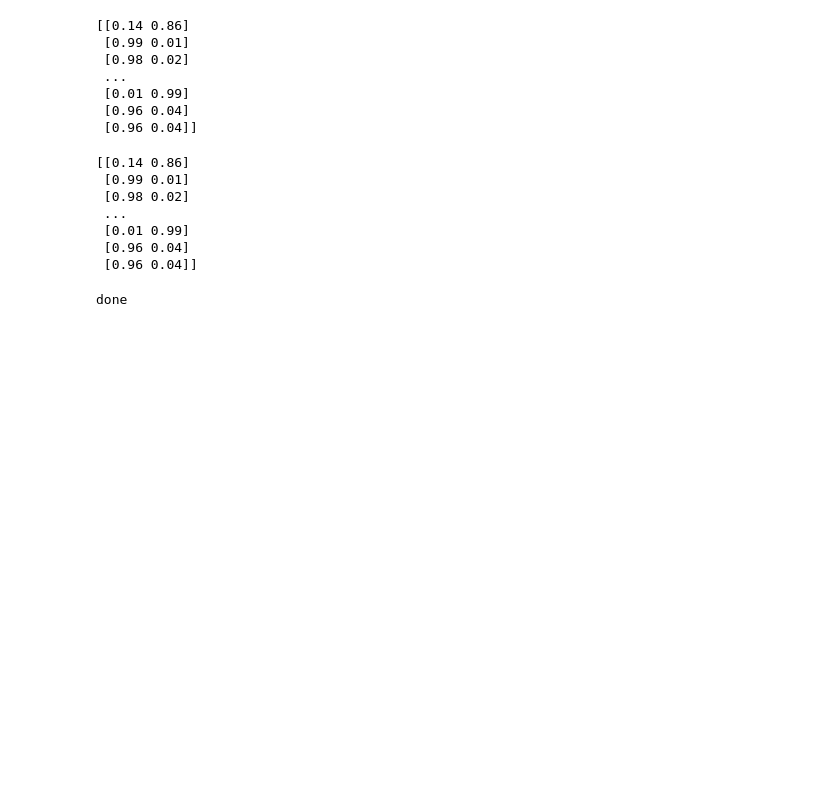
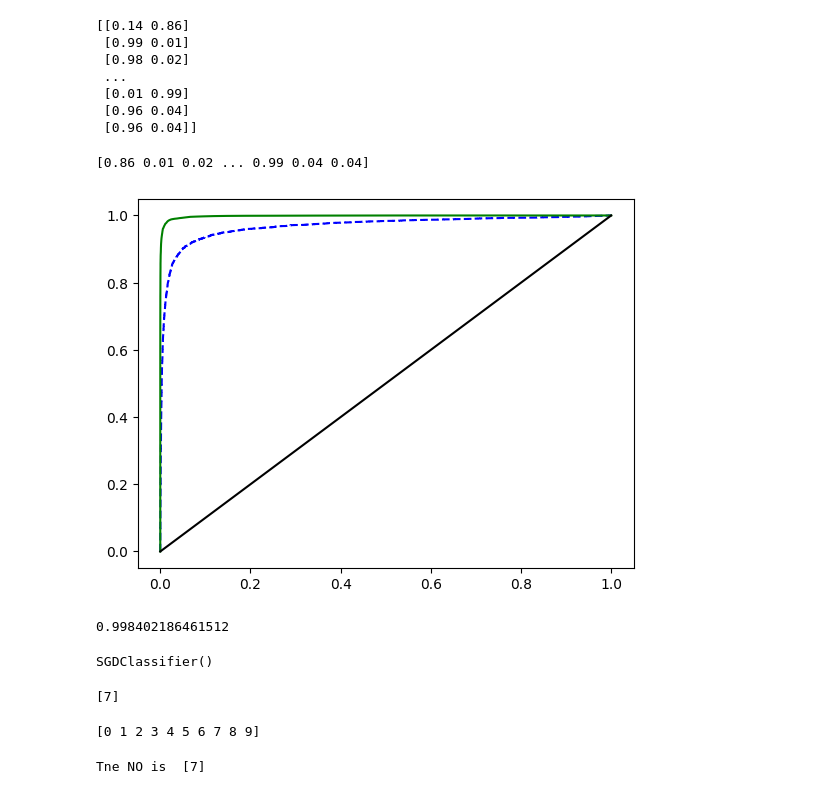
Before and after one commit to roshanbhatt420/Machinelearning-, a Jupyter notebook: roadmap/classification.ipynb, the cells around one changed output. Cells and saved outputs as stored; diff of their text form; code cells hidden in the pictures; blank space fills up the shorter version.

```diff
--- a/roadmap/classification.ipynb
+++ b/roadmap/classification.ipynb
@@ -195,15 +194,44 @@ print(y_prob)
  [0.96 0.04]
  [0.96 0.04]]
 # %%
+y_prob_score=y_prob[:,1]
+print(y_prob_score)
+fpr_forest,tpr_forest,theresholds_forest=roc_curve(y_train_5,y_prob_score)
 # %% [output]
-[[0.14 0.86]
- [0.99 0.01]
- [0.98 0.02]
- ...
- [0.01 0.99]
- [0.96 0.04]
- [0.96 0.04]]
+[0.86 0.01 0.02 ... 0.99 0.04 0.04]
 # %%
-print("done")
+# now drawing the ROC_AUC curve
+
+def plot_roc_forest(fpr_forest,tpr_forest):
+    plt.plot(fpr,tpr,'b--',label="SGD")
+    plt.plot(fpr_forest,tpr_forest,'g-', label="Forest")
+    plt.plot([0,1],[0,1],'k-')
+
+plot_roc_forest(fpr_forest,tpr_forest)
+plt.show()
 # %% [output]
-done
+[figure, added]
+# %%
+ # calculating the area under the curve in thee
+print(roc_auc_score(y_train_5,y_prob_score))
+# %% [output]
+0.998402186461512
+# %%
+# this looks more accurate then the previous
+# immplemtingn the onevs all classfifier
+print()
+clf.fit(train_x_flat,train_y)
+# %% [output]
+SGDClassifier()
+# %%
+print(clf.predict(image_plt))
+# %% [output]
+[7]
+# %%
+print(clf.classes_)
+# %% [output]
+[0 1 2 3 4 5 6 7 8 9]
+# %%
+print("Tne NO is ",clf.classes_[clf.predict(image_plt)])
+# %% [output]
+Tne NO is  [7]
```
Also changed, not shown: parts of 12 cells of this notebook, 4 other files.
